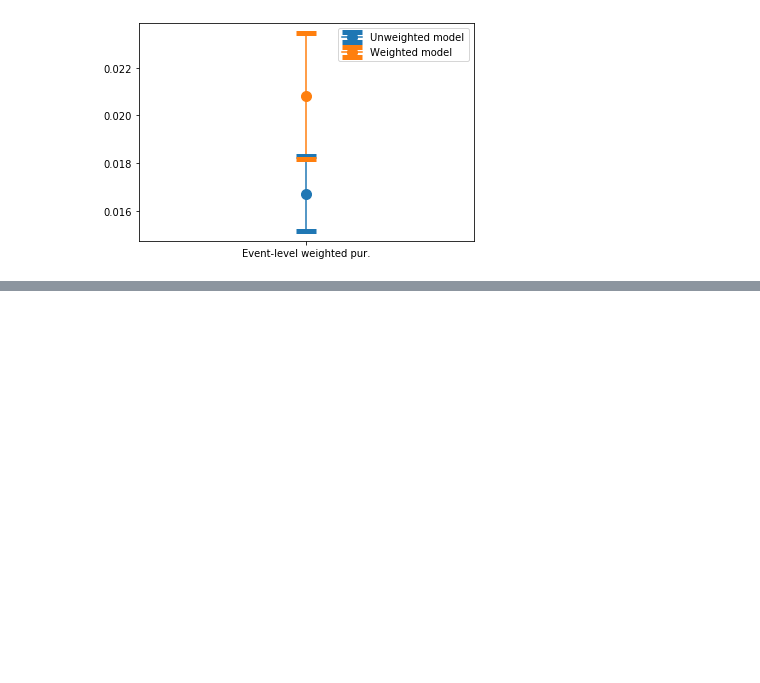
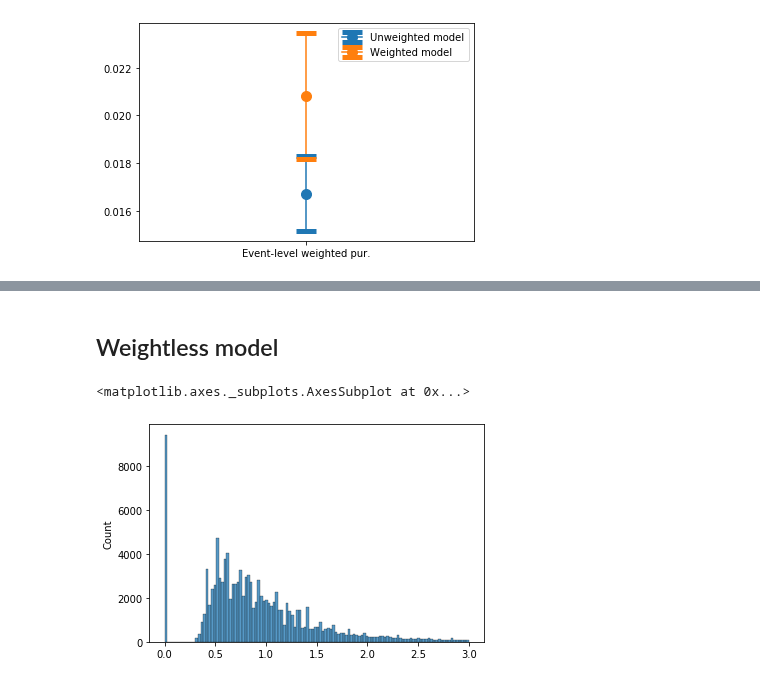
Before and after one commit to HSF-reco-and-software-triggers/Tracking-ML-Exa.TrkX, a Jupyter notebook: src/Pipelines/Examples/dev/WeightedEdgesDev.ipynb, the cells around one changed output, grey strips where cells are left out. Saved outputs shown, nothing was run; the diff lists cells and outputs as text; code cells hidden in the pictures; blank space fills up the shorter version.

```diff
--- a/src/Pipelines/Examples/dev/WeightedEdgesDev.ipynb
+++ b/src/Pipelines/Examples/dev/WeightedEdgesDev.ipynb
@@ -668,0 +719,7 @@ plt.legend()
+# %%
+model_config = load_config(stage, resume_id, libraries)
+# %%
+model_dir = os.path.join(libraries["artifact_library"], model_config["project"], resume_id)
+model_name = "last.ckpt-v0.ckpt"
+# %%
+model = VanillaFilter.load_from_checkpoint(os.path.join(model_dir, model_name)).to(device)
@@ -668,0 +728,9 @@ plt.legend()
+# %%
+test_set = model.testset
+# %% [markdown]
+## Weightless model
+# %%
+sns.histplot(test_set[0].true_weights.cpu().numpy(), binrange=(0, 3))
+# %% [output]
+<matplotlib.axes._subplots.AxesSubplot at 0x...>
+[figure, added]
```
Also changed, not shown: parts of 38 cells of this notebook, 11 other files.
